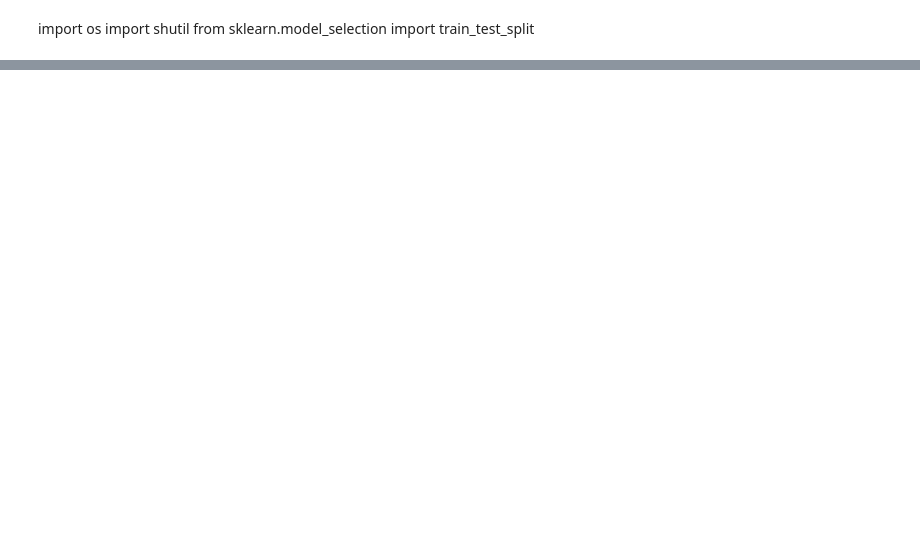
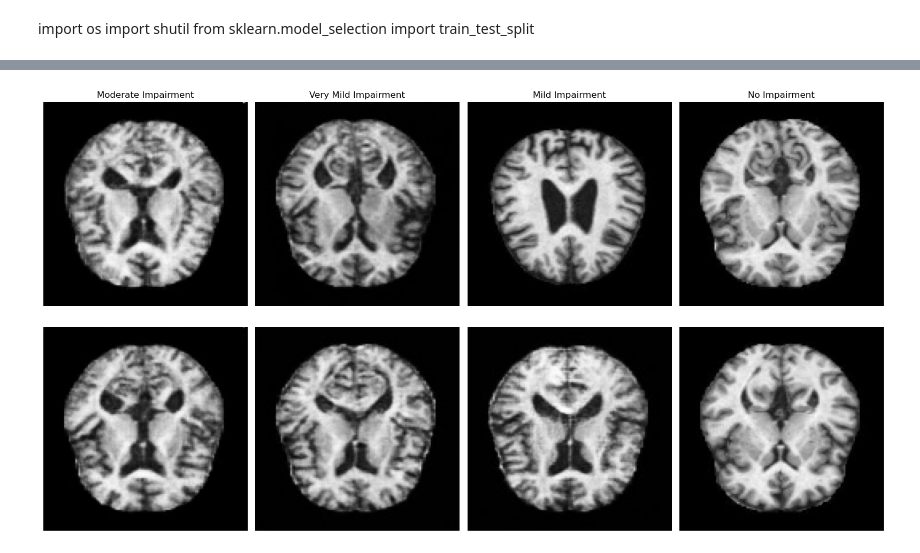
Before and after one commit to randaama/DS4002_Group2_Project3, a Jupyter notebook: SCRIPTS/loadimage.ipynb, the cells around one changed output, grey strips where cells are left out. Saved outputs shown, nothing was run; the diff lists cells and outputs as text; code cells hidden in the pictures; blank space fills up the shorter version.

```diff
--- a/SCRIPTS/loadimage.ipynb
+++ b/SCRIPTS/loadimage.ipynb
@@ -10,0 +142,35 @@ from PIL import Image
+# %%
+import matplotlib.pyplot as plt
+import numpy as np
+
+def plot_by_impairment_type(df, impairment_types=['Moderate Impairment', 'Very Mild Impairment', 'Mild Impairment', 'No Impairment'], num=10):
+    # Create a figure with 2 rows and len(impairment_types) columns
+    fig, axes = plt.subplots(2, len(impairment_types), figsize=(16, 9))
+
+    # Loop through each impairment type and select random images to display
+    for i, impairment_type in enumerate(impairment_types):
+        # Filter the DataFrame for the current impairment type
+        impairment_data = df[df['Impairment_Type'] == impairment_type]
+
+        # Randomly select 'num' images
+        sampled_imgs = impairment_data.sample(n=num, random_state=42)
+
+        # Plot the selected images for the current impairment type
+        for j in range(num):
+            img = sampled_imgs.iloc[j]['Image_Data']
+            row = j // (num // 2)  # Determine row (0 or 1)
+            col = j % (num // 2)  # Determine column position (0 to len(impairment_types) - 1)
+            ax = axes[row, i]  # Select the appropriate subplot
+            ax.imshow(img)
+            ax.axis('off')
+
+        # Set the title for the subplot
+        axes[0, i].set_title(impairment_type)
+
+    plt.tight_layout()
+    plt.show()
+
+# Example usage:
+plot_by_impairment_type(df, impairment_types=['Moderate Impairment', 'Very Mild Impairment', 'Mild Impairment', 'No Impairment'], num=10)
+# %% [output]
+[figure, added]
```
Also changed, not shown: parts of 23 cells of this notebook.
